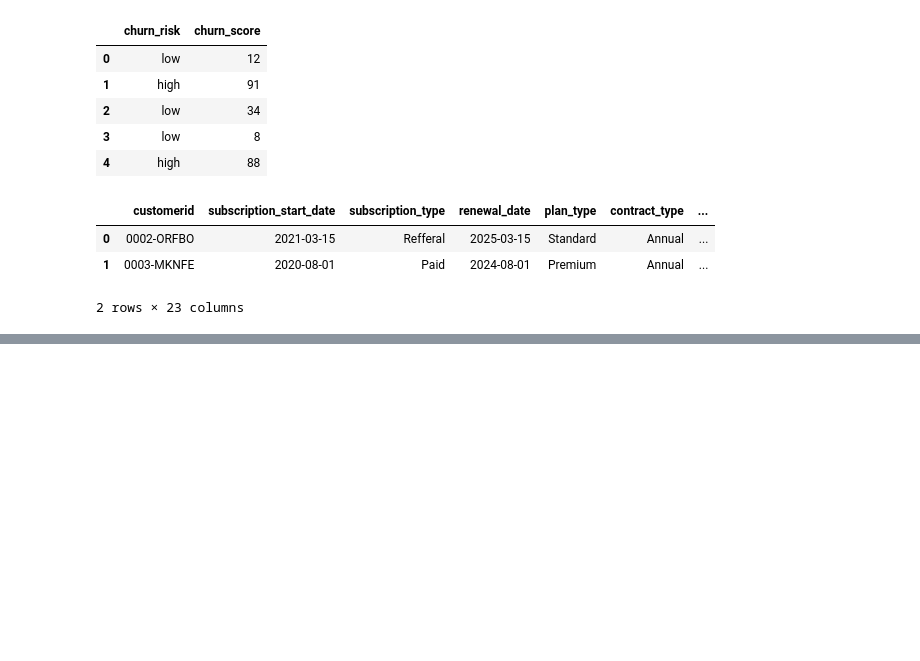
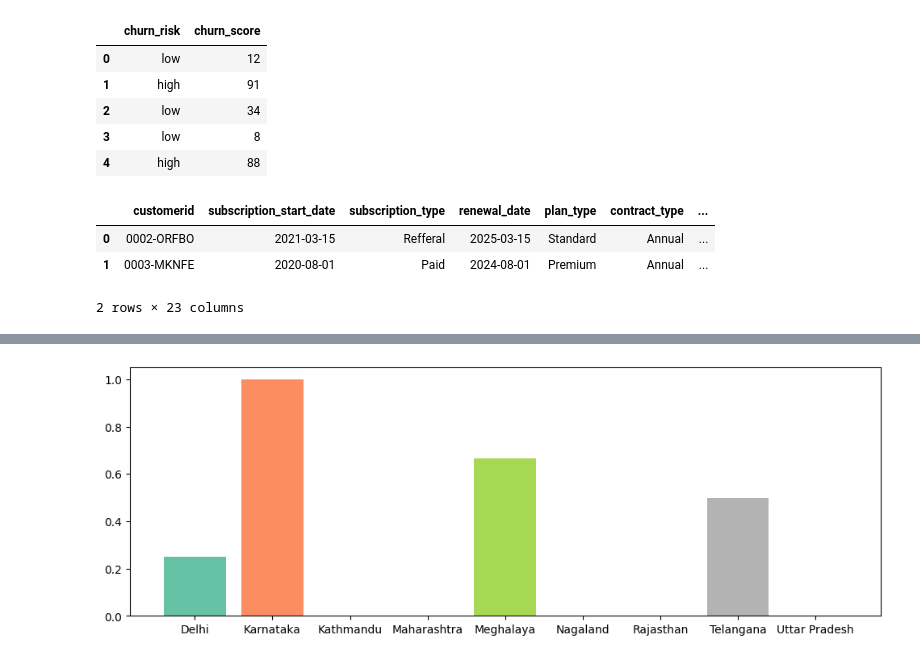
Before and after one commit to Naveengupta2006/churn_analysis, a Jupyter notebook: churn.ipynb, the cells around one changed output, grey strips where cells are left out. Cells and saved outputs as stored; diff of their text form; code cells hidden in the pictures; blank space fills up the shorter version.

```diff
--- a/churn.ipynb
+++ b/churn.ipynb
@@ -556,0 +592,13 @@ df.head(2)
+# %%
+# 4.3 churn by states
+churn_plan = df_visual.groupby('state')['churn_flag'].mean()
+
+# colors = ['yellow','purple', 'blue']
+colors = plt.cm.Set2(np.linspace(0, 1, len(churn_plan)))
+
+plt.figure(figsize=(12,4))
+
+plt.bar(churn_plan.index, churn_plan.values, color = colors)
+plt.show()
+# %% [output]
+[figure, added]
```
Also changed, not shown: parts of 15 cells of this notebook.
